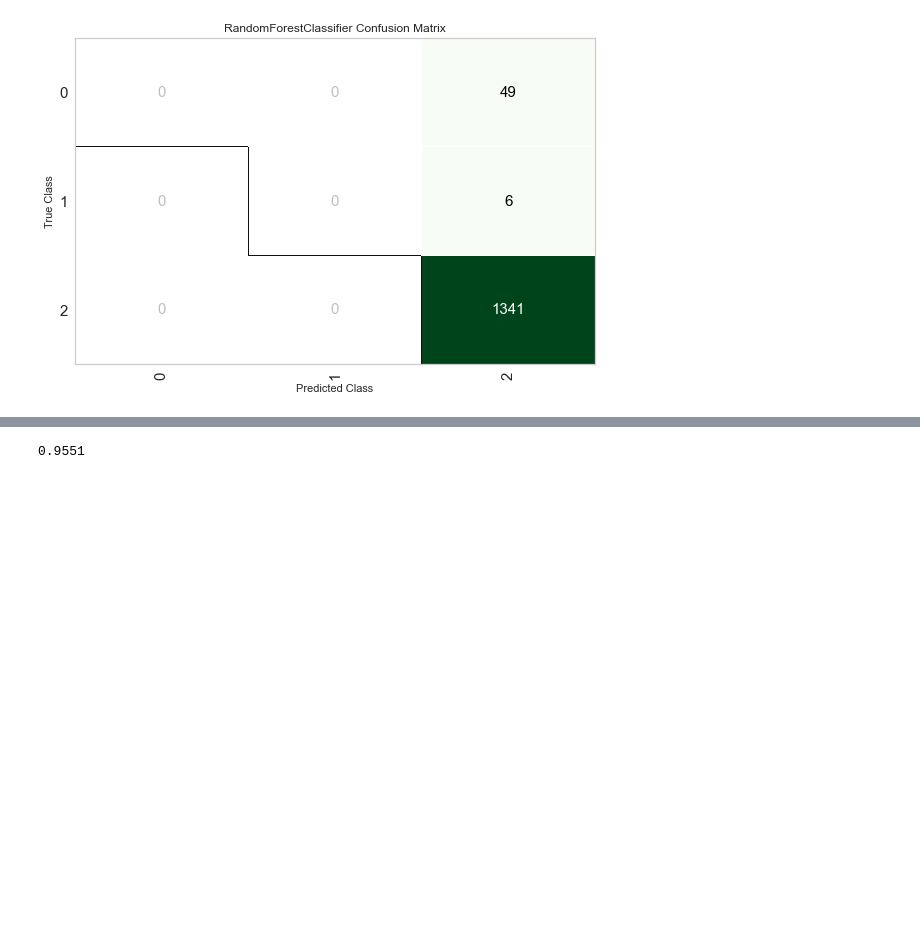
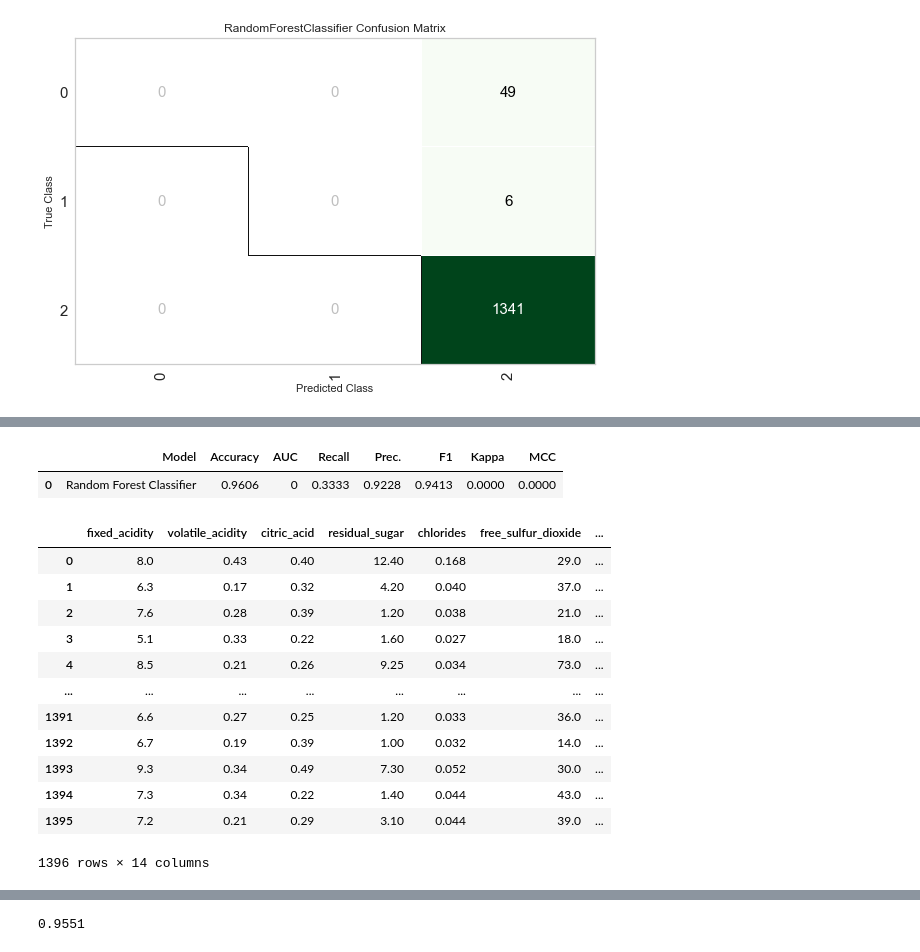
Before and after one commit to isdicely/Project-3, a Jupyter notebook: category_ML.ipynb, the cells around one changed output, grey strips where cells are left out. Cells and saved outputs as stored; diff of their text form; code cells hidden in the pictures; blank space fills up the shorter version.

```diff
--- a/category_ML.ipynb
+++ b/category_ML.ipynb
@@ -415,0 +322,19 @@ unseen_predictions.head()
+# %%
+# Caution: One final word of caution. Once the model is finalized using finalize_model(), the entire dataset including the test/hold-out set is used for training. As such, if the model is used for predictions on the hold-out set after finalize_model() is used, the information grid printed will be misleading as you are trying to predict on the same data that was used for modeling. In order to demonstrate this point only, we will use final_rf under predict_model() to compare the information grid with the one above in section 11.
+predict_model(final_rf)
+# %% [output]
+|  | Model | Accuracy | AUC | Recall | Prec. | F1 | Kappa | MCC |
+| 0 | Random Forest Classifier | 0.9606 | 0 | 0.3333 | 0.9228 | 0.9413 | 0.0000 | 0.0000 |
+|  | fixed_acidity | volatile_acidity | citric_acid | residual_sugar | chlorides | free_sulfur_dioxide | ... |
+| 0 | 8.0 | 0.43 | 0.40 | 12.40 | 0.168 | 29.0 | ... |
+| 1 | 6.3 | 0.17 | 0.32 | 4.20 | 0.040 | 37.0 | ... |
+| 2 | 7.6 | 0.28 | 0.39 | 1.20 | 0.038 | 21.0 | ... |
+| 3 | 5.1 | 0.33 | 0.22 | 1.60 | 0.027 | 18.0 | ... |
+| 4 | 8.5 | 0.21 | 0.26 | 9.25 | 0.034 | 73.0 | ... |
+| ... | ... | ... | ... | ... | ... | ... | ... |
+| 1391 | 6.6 | 0.27 | 0.25 | 1.20 | 0.033 | 36.0 | ... |
+| 1392 | 6.7 | 0.19 | 0.39 | 1.00 | 0.032 | 14.0 | ... |
+| 1393 | 9.3 | 0.34 | 0.49 | 7.30 | 0.052 | 30.0 | ... |
+| 1394 | 7.3 | 0.34 | 0.22 | 1.40 | 0.044 | 43.0 | ... |
+| 1395 | 7.2 | 0.21 | 0.29 | 3.10 | 0.044 | 39.0 | ... |
+1396 rows × 14 columns
```
Also changed, not shown: parts of 43 cells of this notebook.
